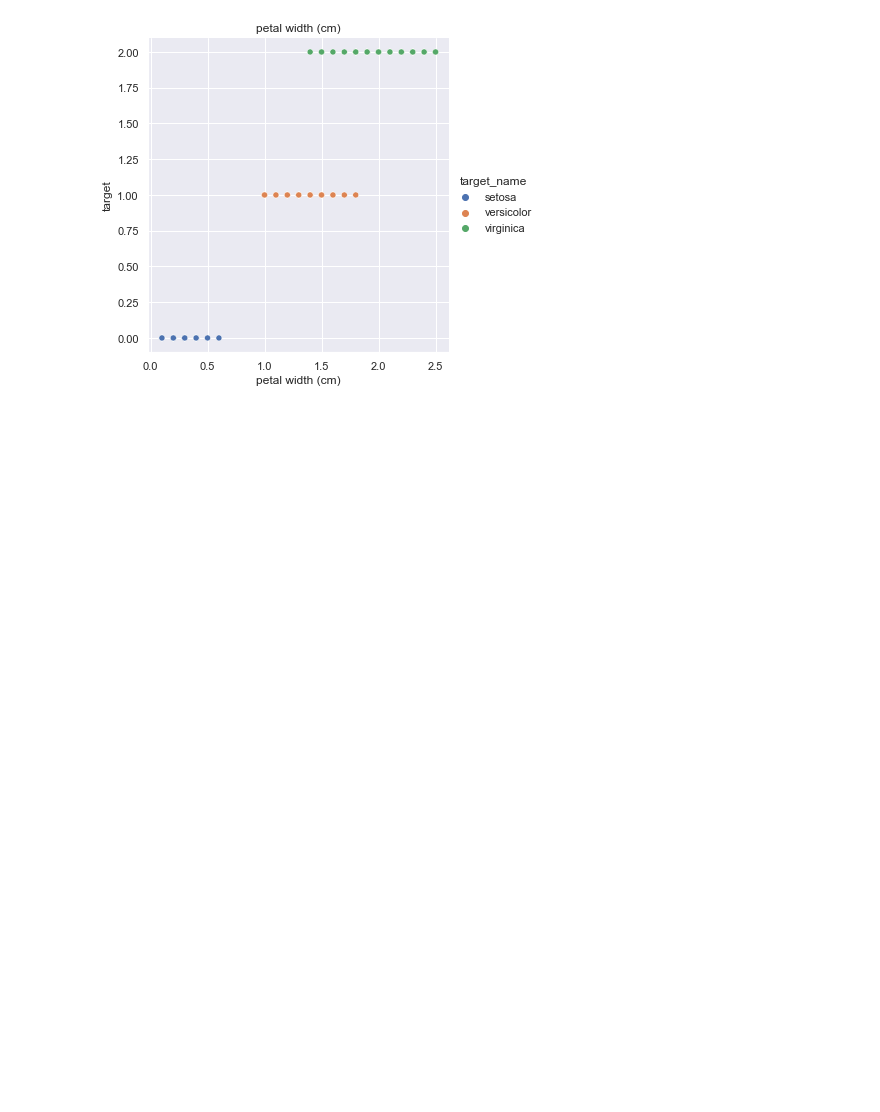
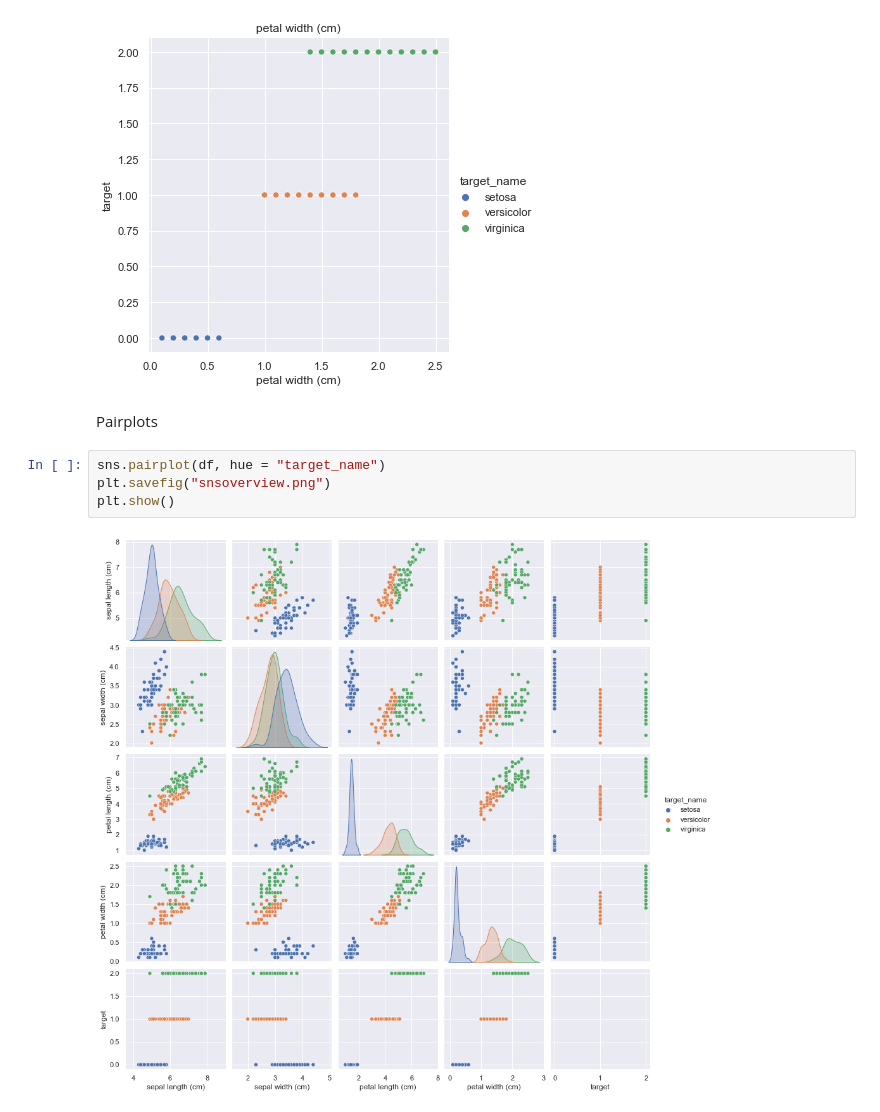
Before and after one commit to john-cashman/Pands-Project2021, a Jupyter notebook: Setup.ipynb, the cells around one changed output. Cells and saved outputs as stored; diff of their text form; blank space fills up the shorter version.

```diff
--- a/Setup.ipynb
+++ b/Setup.ipynb
@@ -181,3 +181,11 @@ plt.savefig('petalwidthplt.png')
 plt.show()
 # %% [output]
 [figure]
+# %% [markdown]
+Pairplots
+# %%
+sns.pairplot(df, hue = "target_name")
+plt.savefig("snsoverview.png")
+plt.show()
+# %% [output]
+[figure, added]
```
Also changed, not shown: 11 other files.
